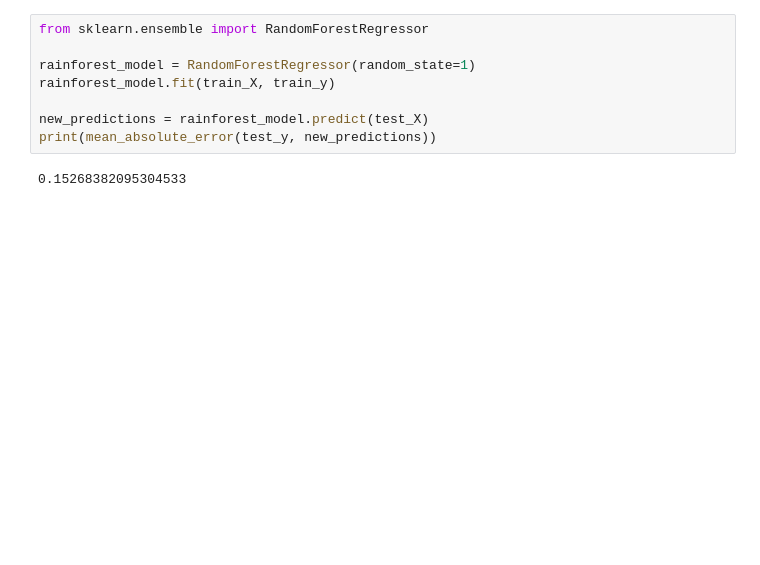
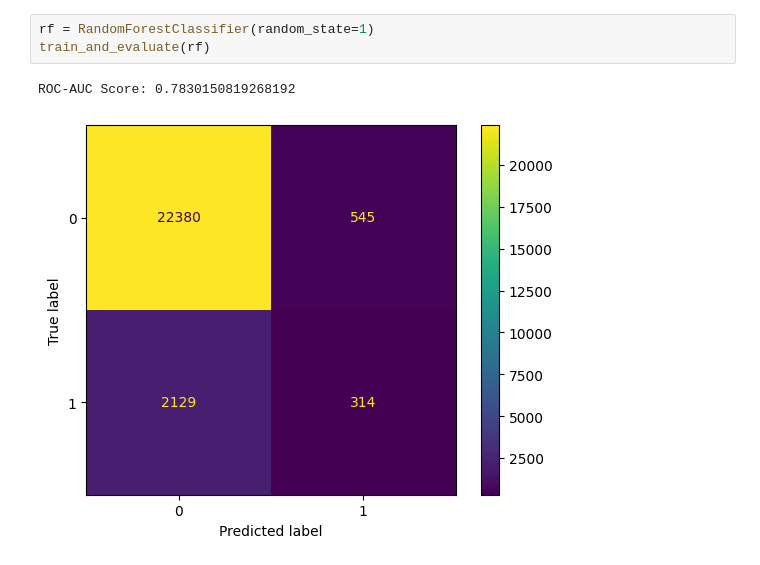
Before and after one commit to blacklytning/heart_failure_model, a Jupyter notebook: heart_predict.ipynb, the cells around one changed output. Saved outputs shown, nothing was run; the diff lists cells and outputs as text; blank space fills up the shorter version.

```diff
--- a/heart_predict.ipynb
+++ b/heart_predict.ipynb
@@ -40,11 +49,7 @@ print(mean_absolute_error(test_y, heart_prediction))
 # %%
-from sklearn.ensemble import RandomForestRegressor
-
-rainforest_model = RandomForestRegressor(random_state=1)
-rainforest_model.fit(train_X, train_y)
-
-new_predictions = rainforest_model.predict(test_X)
-print(mean_absolute_error(test_y, new_predictions))
+rf = RandomForestClassifier(random_state=1)
+train_and_evaluate(rf)
 # %% [output]
-0.15268382095304533
+ROC-AUC Score: 0.7830150819268192
+[figure, added]
 # %%
```
Also changed, not shown: parts of 10 cells of this notebook, 1 other file.
